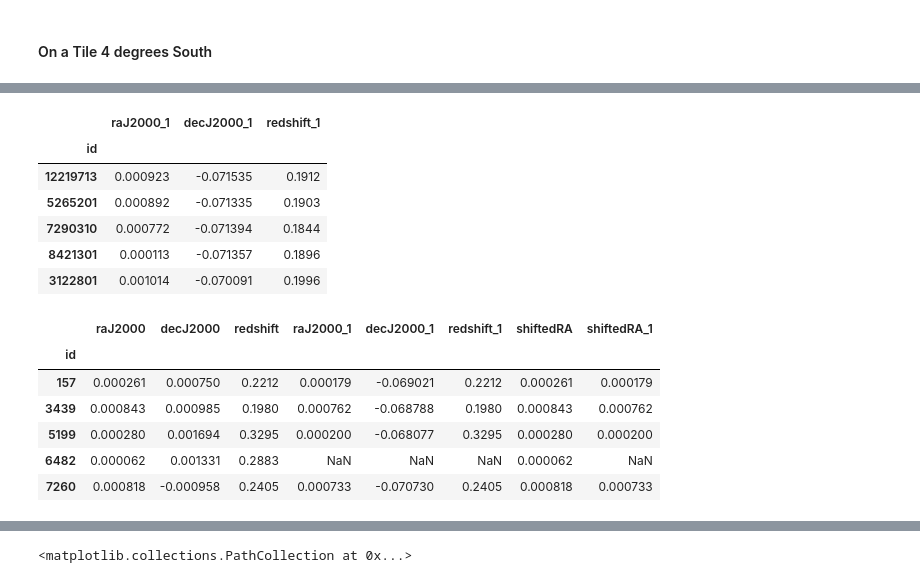
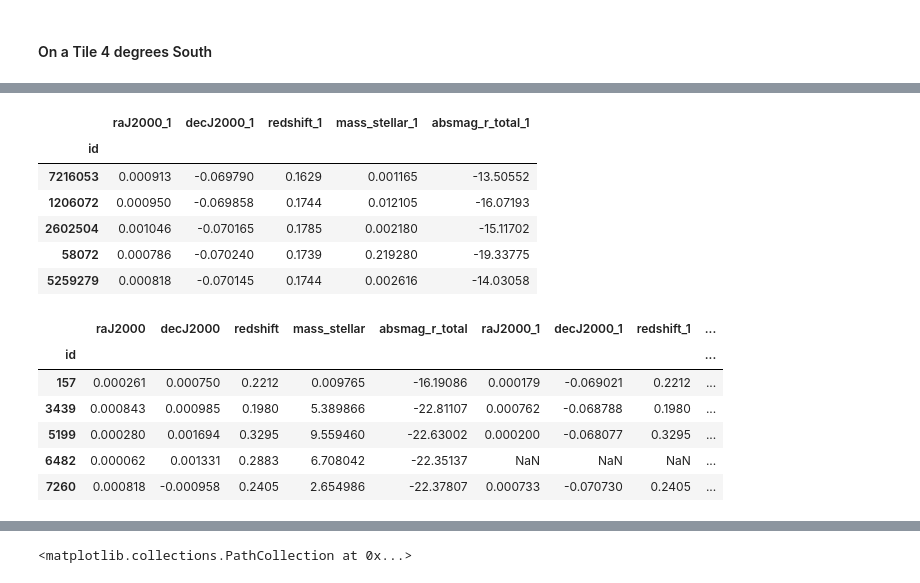
Before and after one commit to rbiswas4/BenchmarkInstanceCatalogs, a Jupyter notebook: examples/galaxyTiled_properties.ipynb, the cells around one changed output, grey strips where cells are left out. Saved outputs shown, nothing was run; the diff lists cells and outputs as text; code cells hidden in the pictures.

```diff
--- a/examples/galaxyTiled_properties.ipynb
+++ b/examples/galaxyTiled_properties.ipynb
@@ -94,17 +94,18 @@ gTile1_df.head()
 # %%
 gTile1_df['id'] = galIds(21, gTile1_df.index.values)
 gTile1_df.set_index('id', inplace=True)
-gTile1_df.rename(columns={'raJ2000':'raJ2000_1', 'decJ2000':'decJ2000_1', 'redshift': 'redshift_1'},
+gTile1_df.rename(columns={'raJ2000':'raJ2000_1', 'decJ2000':'decJ2000_1', 'redshift': 'redshift_1',
+                          'mass_stellar':'mass_stellar_1', 'absmag_r_total':'absmag_r_total_1'},
                  inplace=True)
 gTile1_df.head()
 # %% [output]
-|  | raJ2000_1 | decJ2000_1 | redshift_1 |
-| id |  |  |  |
-| 12219713 | 0.000923 | -0.071535 | 0.1912 |
-| 5265201 | 0.000892 | -0.071335 | 0.1903 |
-| 7290310 | 0.000772 | -0.071394 | 0.1844 |
-| 8421301 | 0.000113 | -0.071357 | 0.1896 |
-| 3122801 | 0.001014 | -0.070091 | 0.1996 |
+|  | raJ2000_1 | decJ2000_1 | redshift_1 | mass_stellar_1 | absmag_r_total_1 |
+| id |  |  |  |  |  |
+| 7216053 | 0.000913 | -0.069790 | 0.1629 | 0.001165 | -13.50552 |
+| 1206072 | 0.000950 | -0.069858 | 0.1744 | 0.012105 | -16.07193 |
+| 2602504 | 0.001046 | -0.070165 | 0.1785 | 0.002180 | -15.11702 |
+| 58072 | 0.000786 | -0.070240 | 0.1739 | 0.219280 | -19.33775 |
+| 5259279 | 0.000818 | -0.070145 | 0.1744 | 0.002616 | -14.03058 |
 # %%
 merged =  pd.concat([gBase_df, gTile1_df], axis=1)
 # %%
@@ -114,12 +115,12 @@ merged['shiftedRA_1']  = np.where(merged.raJ2000_1 < 3., merged.raJ2000_1, merge
 # %%
 merged.head()
 # %% [output]
-|  | raJ2000 | decJ2000 | redshift | raJ2000_1 | decJ2000_1 | redshift_1 | shiftedRA | shiftedRA_1 |
-| id |  |  |  |  |  |  |  |  |
-| 157 | 0.000261 | 0.000750 | 0.2212 | 0.000179 | -0.069021 | 0.2212 | 0.000261 | 0.000179 |
-| 3439 | 0.000843 | 0.000985 | 0.1980 | 0.000762 | -0.068788 | 0.1980 | 0.000843 | 0.000762 |
-| 5199 | 0.000280 | 0.001694 | 0.3295 | 0.000200 | -0.068077 | 0.3295 | 0.000280 | 0.000200 |
-| 6482 | 0.000062 | 0.001331 | 0.2883 | NaN | NaN | NaN | 0.000062 | NaN |
-| 7260 | 0.000818 | -0.000958 | 0.2405 | 0.000733 | -0.070730 | 0.2405 | 0.000818 | 0.000733 |
+|  | raJ2000 | decJ2000 | redshift | mass_stellar | absmag_r_total | raJ2000_1 | decJ2000_1 | redshift_1 | ... |
+| id |  |  |  |  |  |  |  |  | ... |
+| 157 | 0.000261 | 0.000750 | 0.2212 | 0.009765 | -16.19086 | 0.000179 | -0.069021 | 0.2212 | ... |
+| 3439 | 0.000843 | 0.000985 | 0.1980 | 5.389866 | -22.81107 | 0.000762 | -0.068788 | 0.1980 | ... |
+| 5199 | 0.000280 | 0.001694 | 0.3295 | 9.559460 | -22.63002 | 0.000200 | -0.068077 | 0.3295 | ... |
+| 6482 | 0.000062 | 0.001331 | 0.2883 | 6.708042 | -22.35137 | NaN | NaN | NaN | ... |
+| 7260 | 0.000818 | -0.000958 | 0.2405 | 2.654986 | -22.37807 | 0.000733 | -0.070730 | 0.2405 | ... |
 # %%
 uncommon = merged[merged.isnull().any(axis=1)].copy()
```
Also changed, not shown: parts of 26 cells of this notebook.
